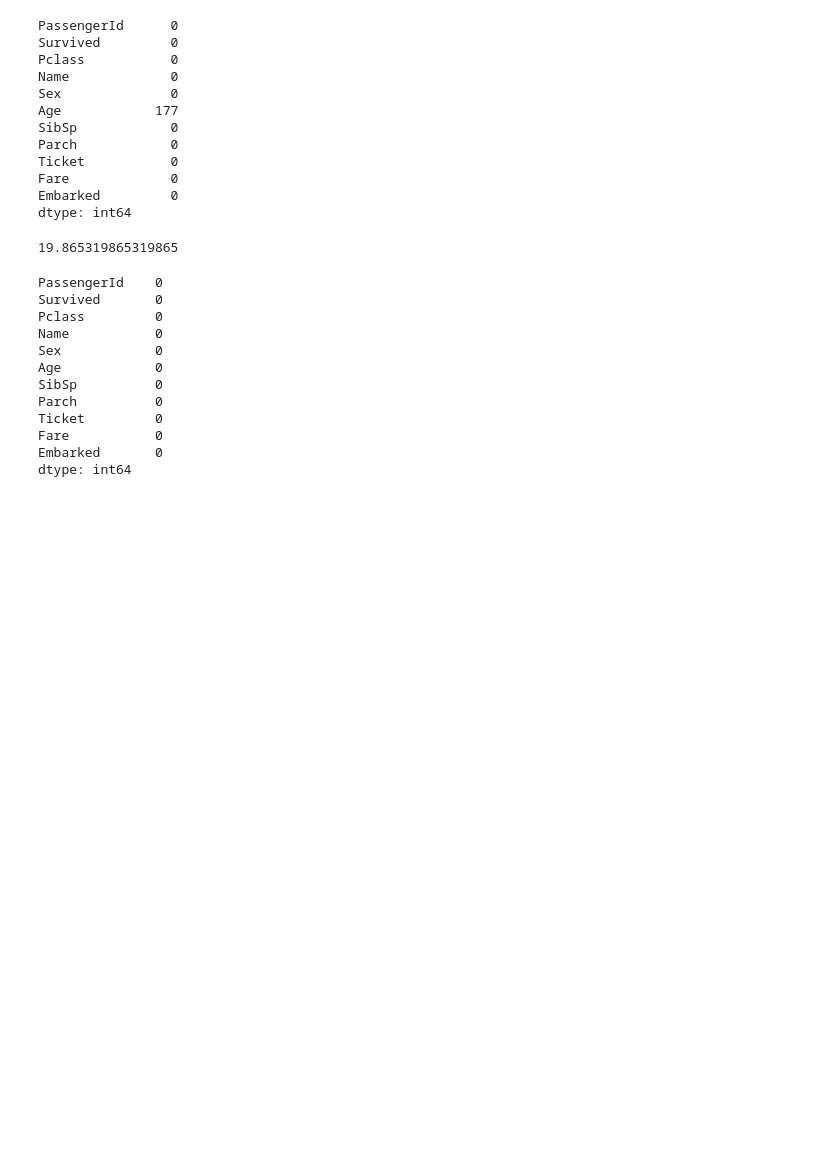
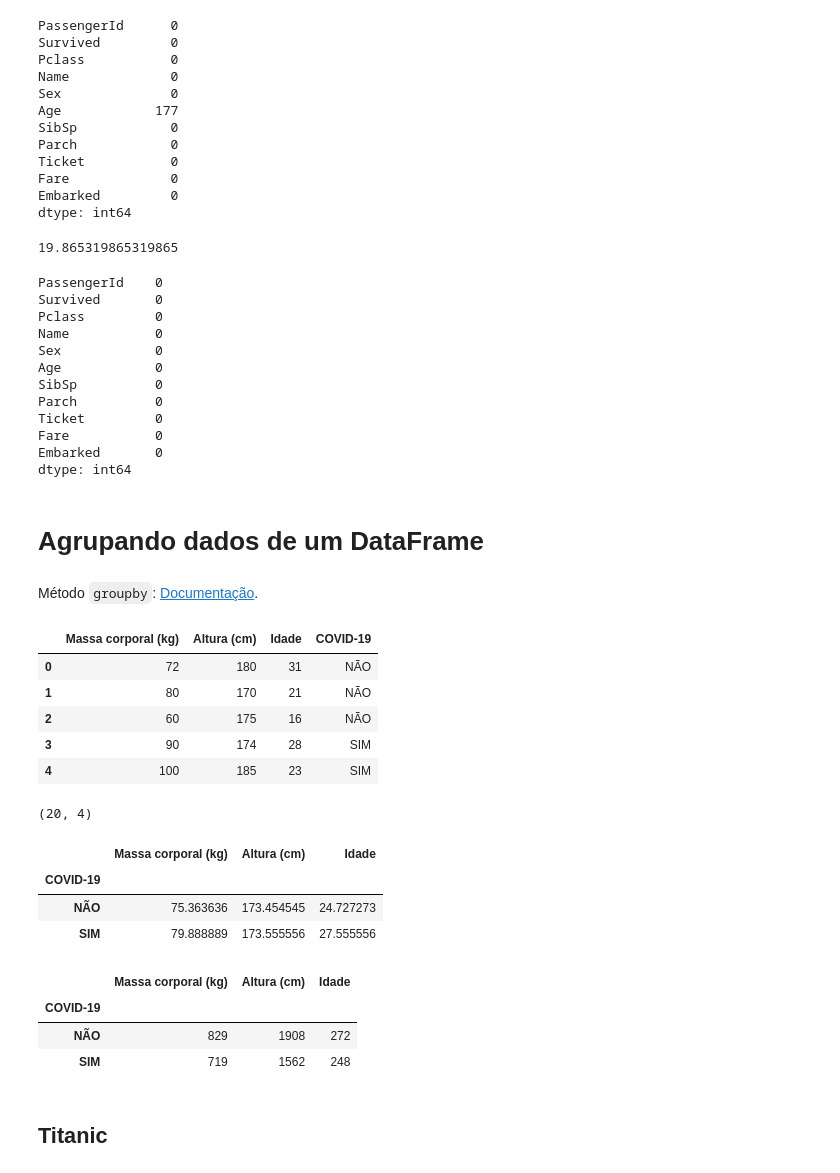
Before and after one commit to andre-jnr/DataScience, a Jupyter notebook: pandas.ipynb, the cells around one changed output. Saved outputs shown, nothing was run; the diff lists cells and outputs as text; code cells hidden in the pictures; blank space fills up the shorter version.

Commit message:
Agrupando dados de um DataFrame

```diff
--- a/pandas.ipynb
+++ b/pandas.ipynb
@@ -1002,3 +1002,7 @@ Ticket         0
 Fare           0
 Embarked       0
 dtype: int64
+# %% [markdown]
+# Agrupando dados de um DataFrame
+# %% [markdown]
+Método `groupby`: [Documentação](https://pandas.pydata.org/docs/reference/api/pandas.DataFrame.groupby.html).
@@ -1004,0 +1012,15 @@ dtype: int64
+# %%
+df = pd.read_csv('datasets/pesquisa-covid.csv')
+# %%
+df.head()
+# %% [output]
+|  | Massa corporal (kg) | Altura (cm) | Idade | COVID-19 |
+| 0 | 72 | 180 | 31 | NÃO |
+| 1 | 80 | 170 | 21 | NÃO |
+| 2 | 60 | 175 | 16 | NÃO |
+| 3 | 90 | 174 | 28 | SIM |
+| 4 | 100 | 185 | 23 | SIM |
+# %%
+df.shape
+# %% [output]
+(20, 4)
@@ -1004,0 +1029,16 @@ dtype: int64
+# %%
+df_covid.mean()
+# %% [output]
+|  | Massa corporal (kg) | Altura (cm) | Idade |
+| COVID-19 |  |  |  |
+| NÃO | 75.363636 | 173.454545 | 24.727273 |
+| SIM | 79.888889 | 173.555556 | 27.555556 |
+# %%
+df_covid.sum()
+# %% [output]
+|  | Massa corporal (kg) | Altura (cm) | Idade |
+| COVID-19 |  |  |  |
+| NÃO | 829 | 1908 | 272 |
+| SIM | 719 | 1562 | 248 |
+# %% [markdown]
+## Titanic
```
Also changed, not shown: parts of 4 cells of this notebook.
